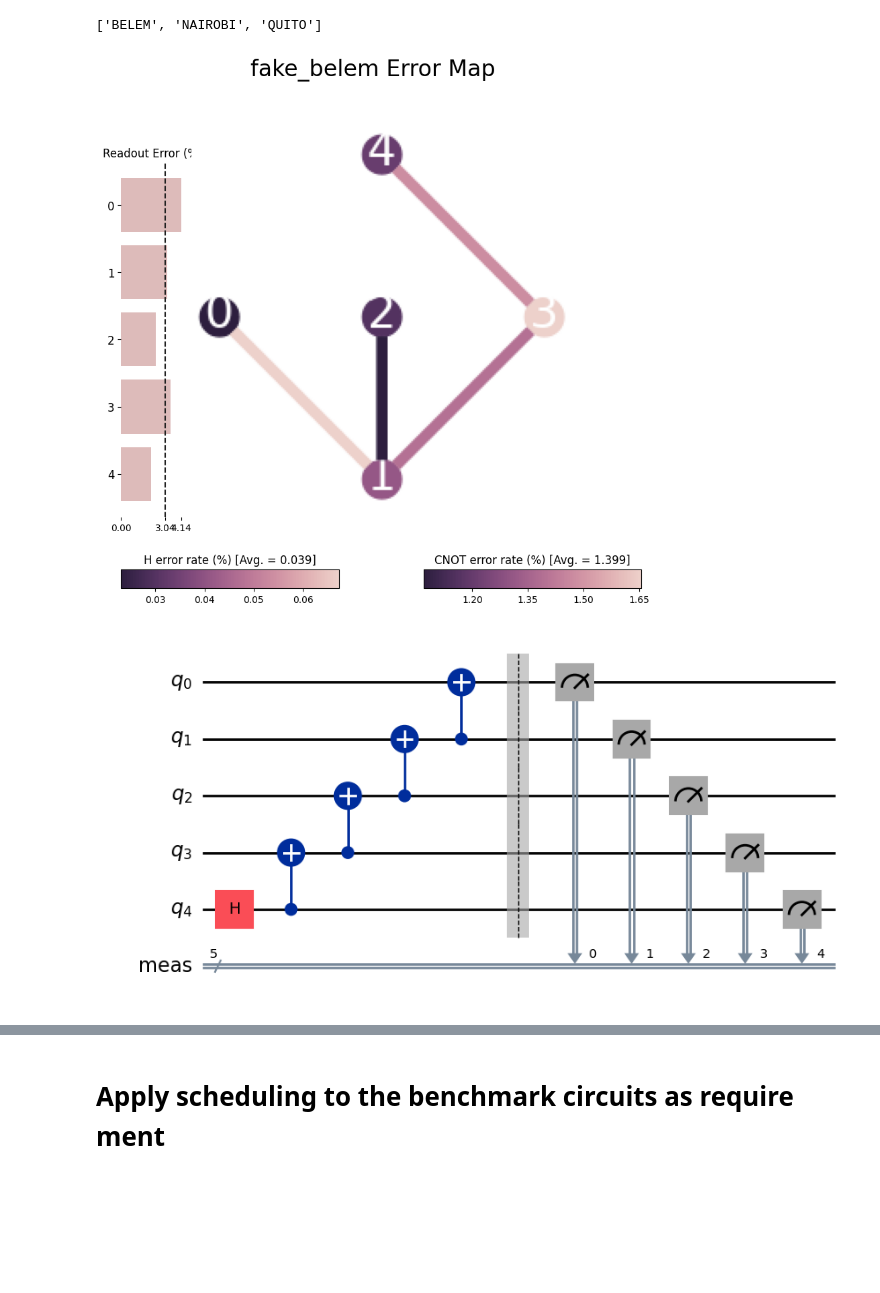
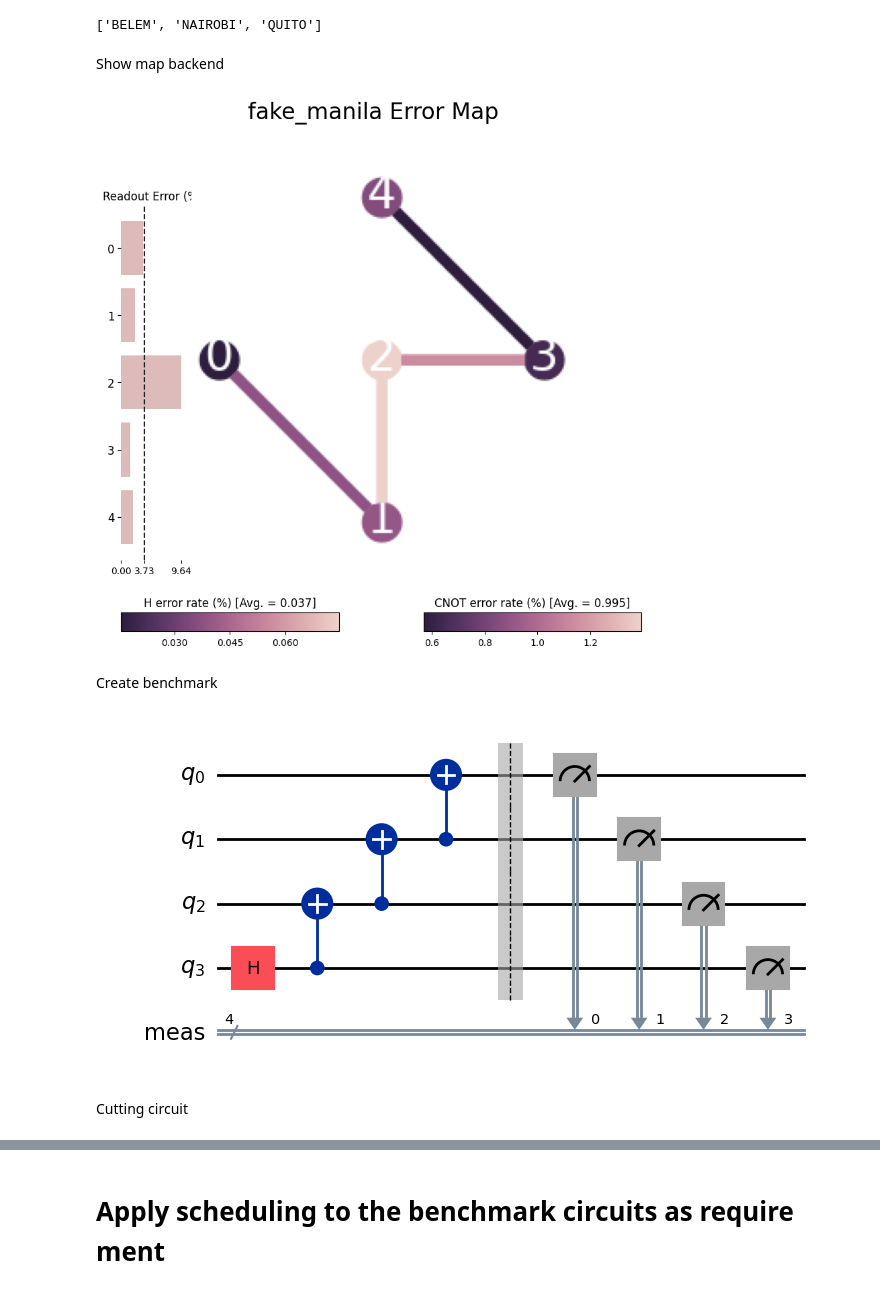
Before and after one commit to MagePro310/Quantum_Simulation_Scheduling_ver1, a Jupyter notebook: test_algorithm.ipynb, the cells around one changed output, grey strips where cells are left out. Saved outputs shown, nothing was run; the diff lists cells and outputs as text; code cells hidden in the pictures; blank space fills up the shorter version.

```diff
--- a/test_algorithm.ipynb
+++ b/test_algorithm.ipynb
@@ -45,21 +45,25 @@ backend_list = [member.name for member in IBMQBackend]
 print(backend_list)
 # %% [output]
 ['BELEM', 'NAIROBI', 'QUITO']
+# %% [markdown]
+Show map backend
 # %%
 # Draw struct of backend
 # using fakebackend or using aer simulator
 from qiskit.visualization import plot_error_map
-from qiskit_ibm_runtime.fake_provider import FakeBelemV2
-plot_error_map(FakeBelemV2(), figsize=(10,10))
+from qiskit_ibm_runtime.fake_provider import FakeManilaV2
+plot_error_map(FakeManilaV2(), figsize=(10,10))
 # %% [output]
-[figure, old version]
+[figure, new version]
+# %% [markdown]
+Create benchmark
 # %%
 # create benchmark circuit
 # Save the benchmark circuit to the disk(not yet) https://docs.quantum.ibm.com/guides/save-circuits
 
 from component.b_benchmark.mqt_tool import benchmark_circuit
 
-circuitTest = benchmark_circuit("ghz", 5)
+circuitTest = benchmark_circuit("ghz", 4)
 circuitTest.draw("mpl")
 # %% [output]
-[figure, old version]
+[figure, new version]
@@ -67,0 +70,2 @@ circuitTest.draw("mpl")
+# %% [markdown]
+Cutting circuit
```
Also changed, not shown: parts of 3 cells of this notebook, 7 other files.
